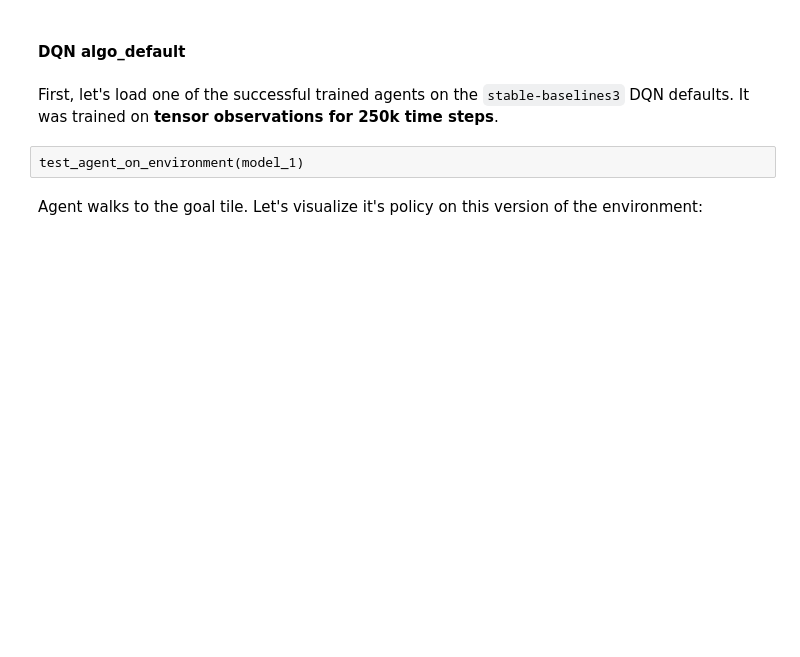
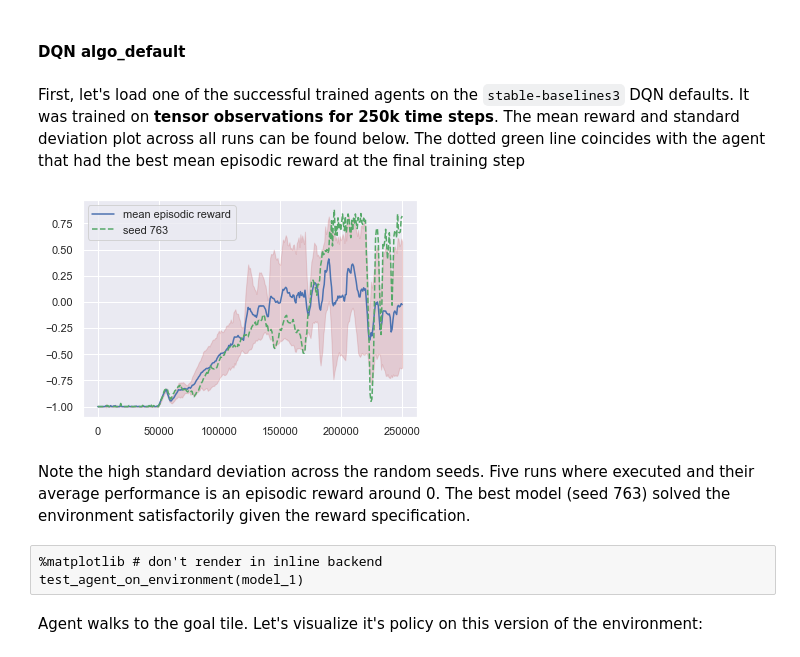
Before and after one commit to tilidev/BA_DRL_Gridworlds, a Jupyter notebook: eval_agents.ipynb, the cells around one changed output. Cells and saved outputs as stored; diff of their text form; code cells hidden in the pictures; blank space fills up the shorter version.

```diff
--- a/eval_agents.ipynb
+++ b/eval_agents.ipynb
@@ -391,11 +453,19 @@ _Environment configuration:_
 # %% [markdown]
 #### DQN algo_default
 # %% [markdown]
-First, let's load one of the successful trained agents on the `stable-baselines3` DQN defaults. It was trained on **tensor observations for 250k time steps**.
+First, let's load one of the successful trained agents on the `stable-baselines3` DQN defaults. It was trained on **tensor observations for 250k time steps**. The mean reward and standard deviation plot across all runs can be found below. The dotted green line coincides with the agent that had the best mean episodic reward at the final training step
+# %%
+%matplotlib inline
+plot_mean_std("ly57jevlQXe42Q9sKmBYzQ", add_best=True, save_path="test")
+# %% [output]
+[figure, added]
+# %% [markdown]
+Note the high standard deviation across the random seeds. Five runs where executed and their average performance is an episodic reward around 0. The best model (seed 763) solved the environment satisfactorily given the reward specification.
 # %%
 model_1 = model_path_prefix + "exp_001/tensor_obs/dqn/algo_default/seed_763.zip"
-# %% [raw]
-test_agent_on_environment(model_1)
+# %% [raw]
+%matplotlib # don't render in inline backend
+test_agent_on_environment(model_1)
 # %% [markdown]
 Agent walks to the goal tile. Let's visualize it's policy on this version of the environment:
 # %%
```
Also changed, not shown: parts of 42 cells of this notebook, 2 other files.
